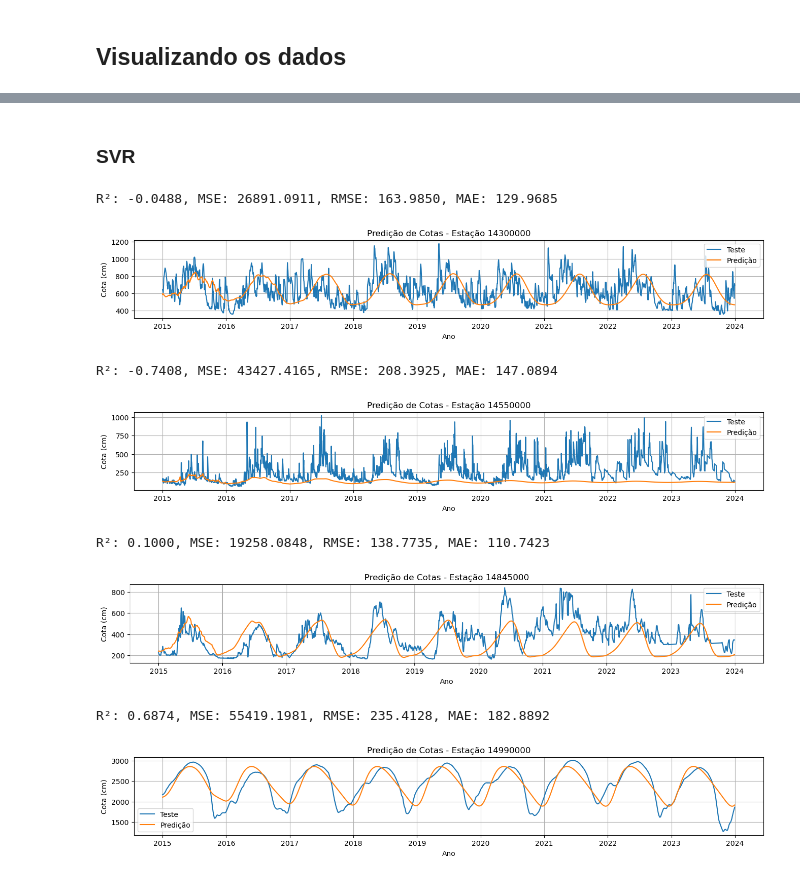
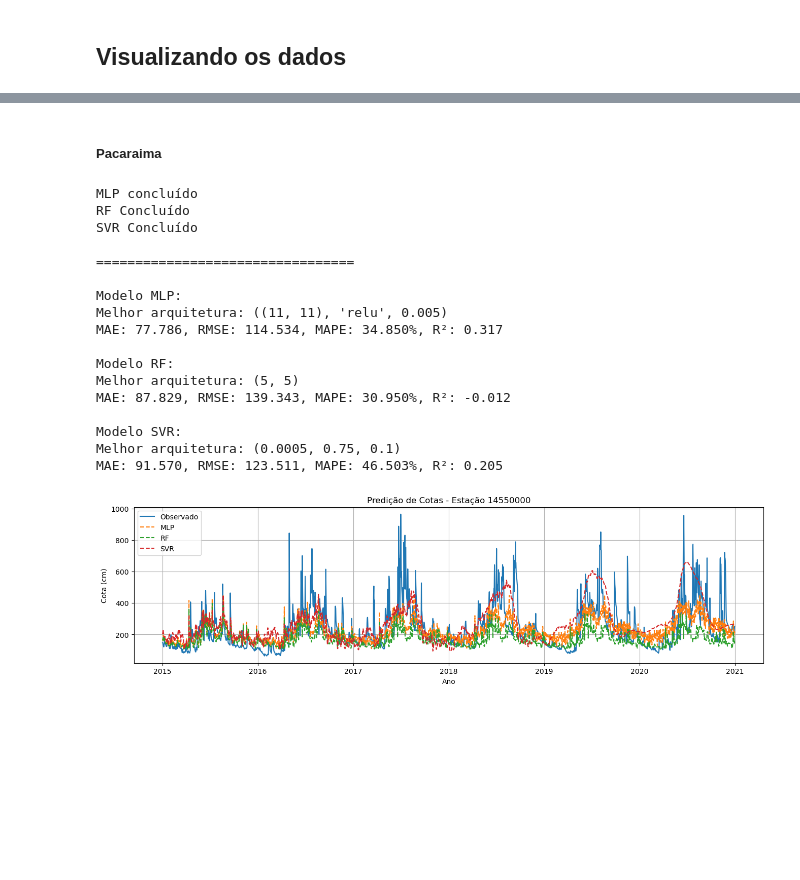
Before and after one commit to DioGS17/ML-HidroPrev, a Jupyter notebook: HidroPrev_ASAC23.ipynb, the cells around one changed output, grey strips where cells are left out. Cells and saved outputs as stored; diff of their text form; code cells hidden in the pictures; blank space fills up the shorter version.

```diff
--- a/HidroPrev_ASAC23.ipynb
+++ b/HidroPrev_ASAC23.ipynb
@@ -177,2 +203,0 @@ def plot_resultado(resultado, teste):
-# %%
-mlp = MLPRegressor(hidden_layer_sizes=(11, 11), max_iter=1000, learning_rate_init=0.004)
@@ -209,2 +327,0 @@ R²: 0.7163, MSE: 50295.0891, RMSE: 224.2657, MAE: 164.4055
-# %% [markdown]
-### SVR
@@ -213,13 +328,23 @@ svr = SVR()
-# %%
-for i, col in enumerate(dados):
-    resultado = treinar_modelo(svr, treino[col], teste[col])
-    plot_resultado(resultado, teste[col])
-# %% [output]
-R²: -0.0488, MSE: 26891.0911, RMSE: 163.9850, MAE: 129.9685
-[figure, removed]
-R²: -0.7408, MSE: 43427.4165, RMSE: 208.3925, MAE: 147.0894
-[figure, removed]
-R²: 0.1000, MSE: 19258.0848, RMSE: 138.7735, MAE: 110.7423
-[figure, removed]
-R²: 0.6874, MSE: 55419.1981, RMSE: 235.4128, MAE: 182.8892
-[figure, removed]
+# %% [markdown]
+##### Pacaraima
+# %%
+treinamento(treino['14550000'], teste['14550000'], grid1, grid2, grid3)
+# %% [output]
+MLP concluído
+RF Concluído
+SVR Concluído
+
+=================================
+
+Modelo MLP:
+Melhor arquitetura: ((11, 11), 'relu', 0.005)
+MAE: 77.786, RMSE: 114.534, MAPE: 34.850%, R²: 0.317
+
+Modelo RF:
+Melhor arquitetura: (5, 5)
+MAE: 87.829, RMSE: 139.343, MAPE: 30.950%, R²: -0.012
+
+Modelo SVR:
+Melhor arquitetura: (0.0005, 0.75, 0.1)
+MAE: 91.570, RMSE: 123.511, MAPE: 46.503%, R²: 0.205
+[figure, added]
```
Also changed, not shown: parts of 25 cells of this notebook, 2 other files.
